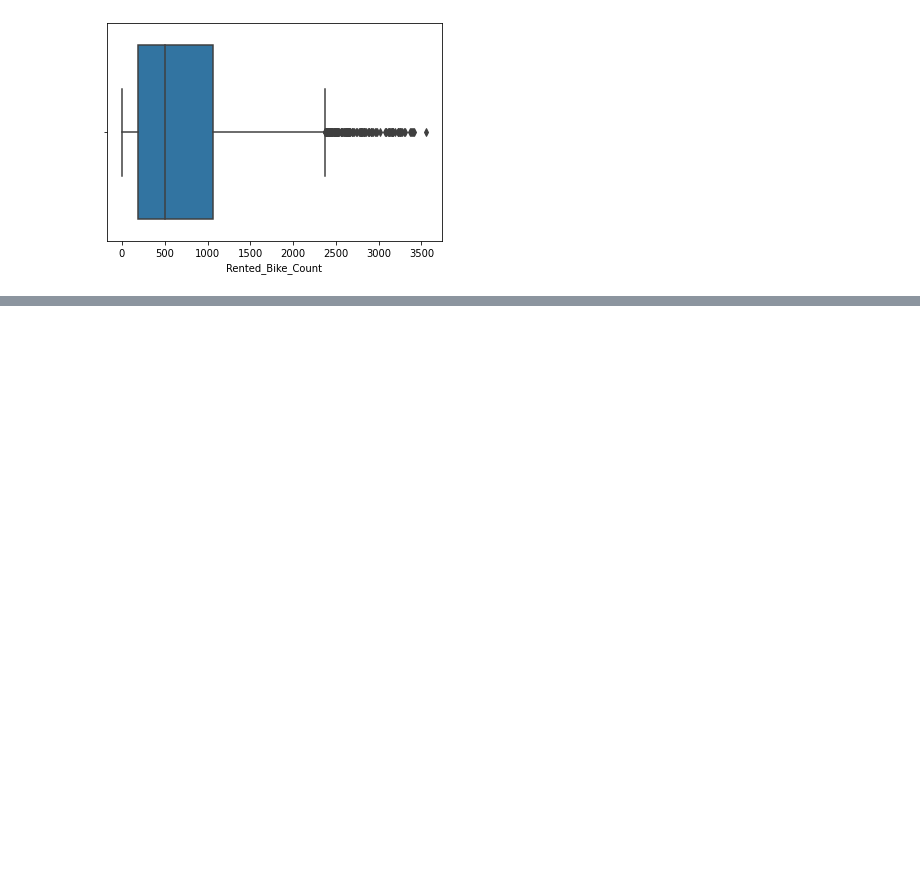
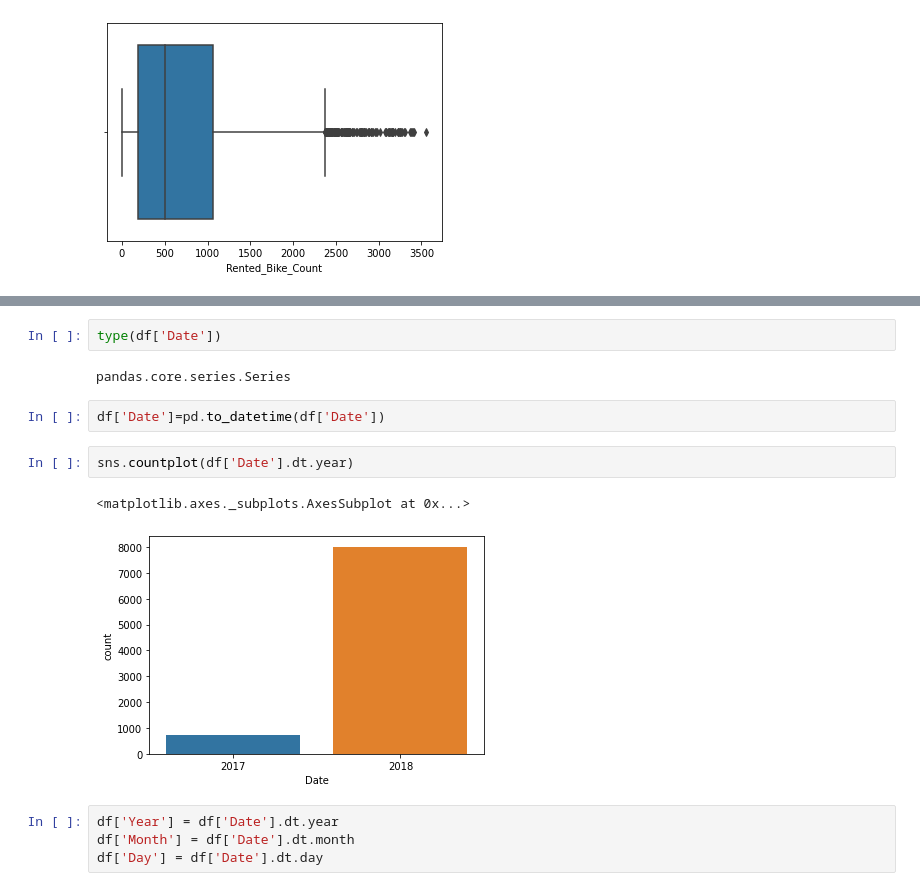
Before and after one commit to AkashSalmuthe/Bike-Sharing-Demand-Prediction, a Jupyter notebook: Bike_Sharing_Demand_Prediction_Capstone_Project.ipynb, the cells around one changed output, grey strips where cells are left out. Cells and saved outputs as stored; diff of their text form; blank space fills up the shorter version.

Commit message:
Plotting the graph of Rented bikes with respect to year, month, day, hr

```diff
--- a/Bike_Sharing_Demand_Prediction_Capstone_Project.ipynb
+++ b/Bike_Sharing_Demand_Prediction_Capstone_Project.ipynb
@@ -173,0 +190,15 @@ sns.boxplot(df['Rented_Bike_Count'])
+# %%
+type(df['Date'])
+# %% [output]
+pandas.core.series.Series
+# %%
+df['Date']=pd.to_datetime(df['Date'])
+# %%
+sns.countplot(df['Date'].dt.year)
+# %% [output]
+<matplotlib.axes._subplots.AxesSubplot at 0x...>
+[figure, added]
+# %%
+df['Year'] = df['Date'].dt.year
+df['Month'] = df['Date'].dt.month
+df['Day'] = df['Date'].dt.day
```
Also changed, not shown: parts of 4 cells of this notebook.
